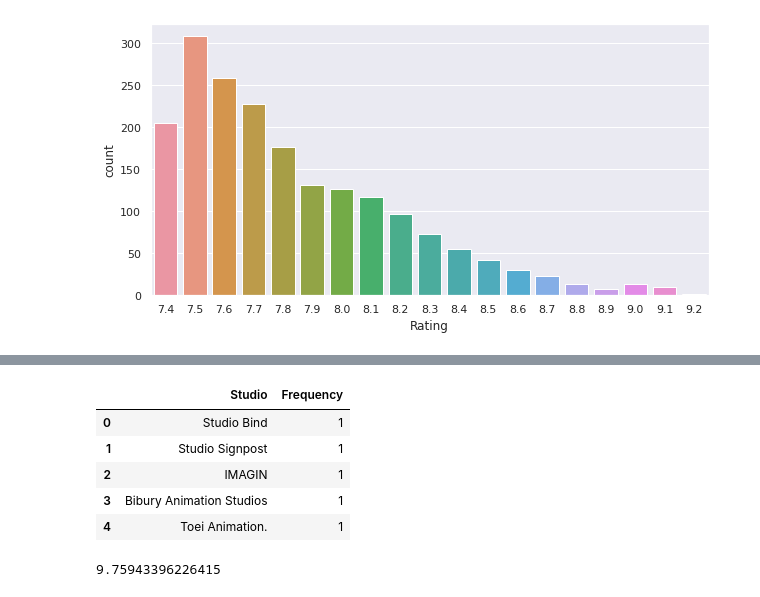
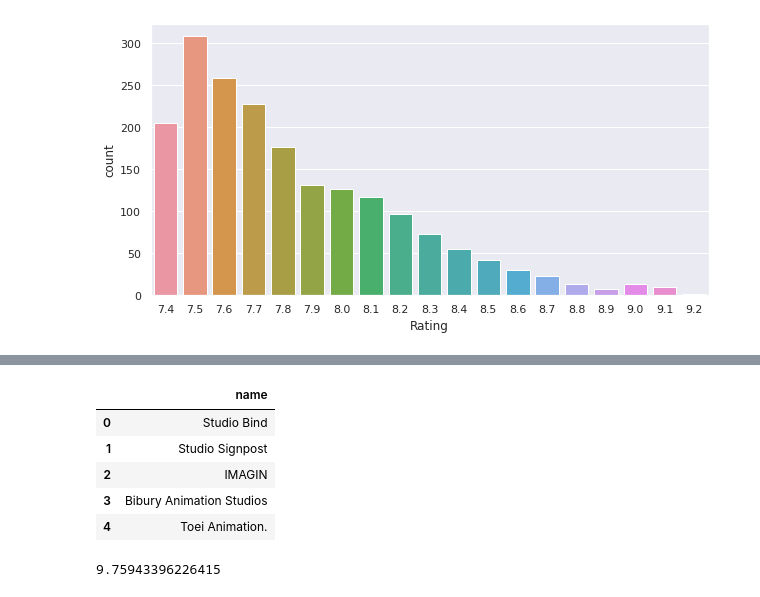
Before and after one commit to mellik21/recommendationBot, a Jupyter notebook: files/visualisation.ipynb, the cells around one changed output, grey strips where cells are left out. Drawn from its saved outputs; the diff is of its cells as text; code cells hidden in the pictures.

Commit message:
Added studios to db

```diff
--- a/files/visualisation.ipynb
+++ b/files/visualisation.ipynb
@@ -94,12 +94,16 @@ unic_studios
  ('Production I.G', 119)]
 # %%
 studio_data = pd.DataFrame(list(unic_studios) ,columns = ['Studio','Frequency'])
+# %%
+studio_data.head()
+studios = studio_data.drop(columns='Frequency')
+studios = studios.rename(columns = {'Studio': 'name'}, inplace = False)
 # %%
-studio_data.head()
+studios.head()
 # %% [output]
-|  | Studio | Frequency |
-| 0 | Studio Bind | 1 |
-| 1 | Studio Signpost | 1 |
-| 2 | IMAGIN | 1 |
-| 3 | Bibury Animation Studios | 1 |
-| 4 | Toei Animation. | 1 |
+|  | name |
+| 0 | Studio Bind |
+| 1 | Studio Signpost |
+| 2 | IMAGIN |
+| 3 | Bibury Animation Studios |
+| 4 | Toei Animation. |
```
Also changed, not shown: parts of 1 cell of this notebook, 5 other files.
